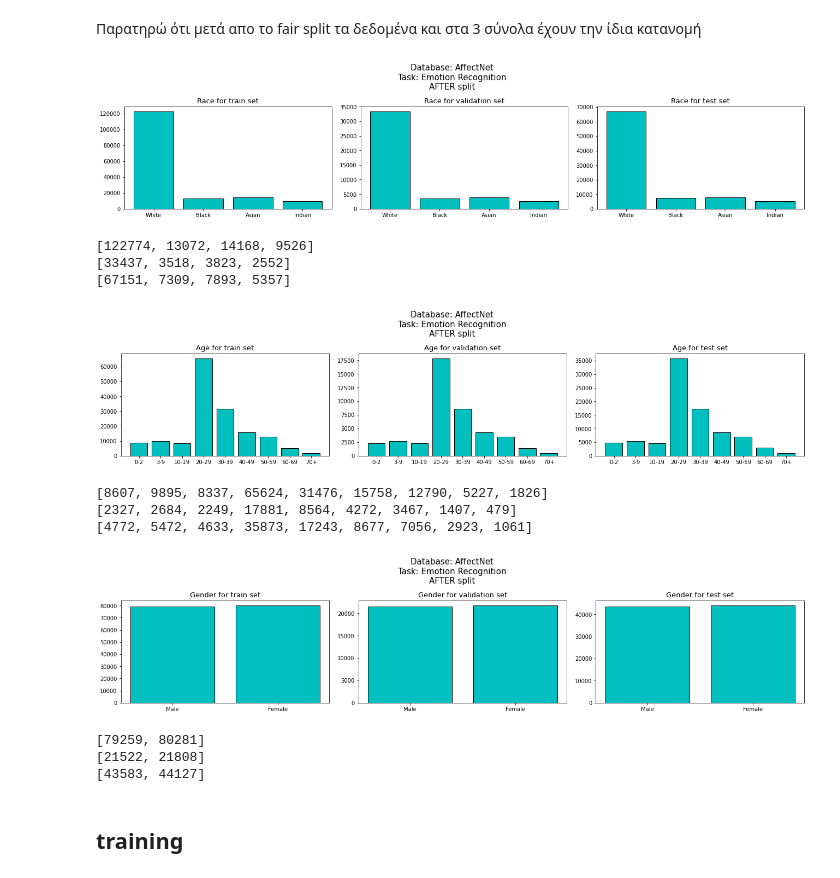
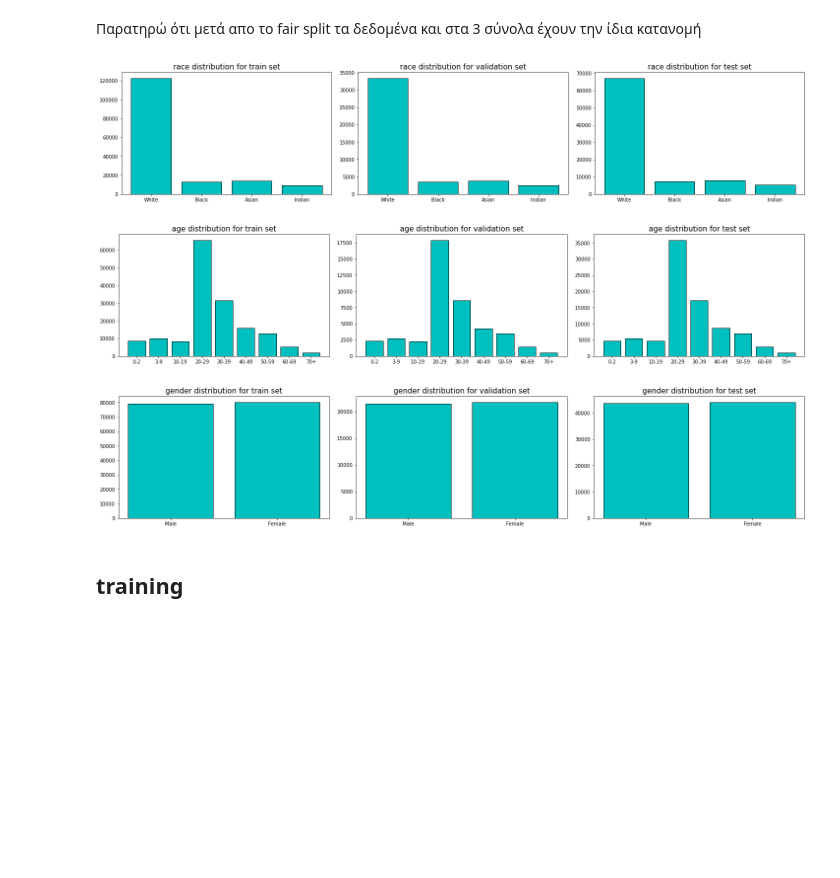
Before and after one commit to elenipapadopoulou4/thesis-code, a Jupyter notebook: Emotion_Recognition_AffectNet.ipynb, the cells around one changed output. Cells and saved outputs as stored; diff of their text form; code cells hidden in the pictures; blank space fills up the shorter version.

```diff
--- a/Emotion_Recognition_AffectNet.ipynb
+++ b/Emotion_Recognition_AffectNet.ipynb
@@ -557,12 +550,18 @@ for i,set_counter in enumerate([train_counter,val_counter]):
-# %%
-def plot_samples(category,names,train_counter,val_counter):
-  fig, axs = plt.subplots(figsize=(14, 4), ncols=2, constrained_layout=True)
-  fig.suptitle('Database: AffectNet\nTask: Emotion Recognition\nBEFORE split', fontsize=15)
-  sets = ['train','validation','test']
-  for i,set_counter in enumerate([train_counter,val_counter]):
-    names_list = [name for name in names]
-    axs[i].bar(names_list,set_counter,color='c',  edgecolor='black')
-    axs[i].set_title("{} for {} set".format(category,sets[i]),fontsize=14)
+# %%
+def plot_samples(category_name,names,counter_train,counter_val):
+  f, axs = plt.subplots(2,2,figsize=(15,4))
+  plt.subplot(1, 2, 1) # row 1, col 2 index 1
+  plt.bar(names,counter_train,color='c',  edgecolor='black')
+  plt.xticks(fontsize=14)
+  plt.yticks(fontsize=14)
+  plt.title("{} for train set".format(category_name),fontsize=15)
+
+  plt.subplot(1, 2, 2) # row 1, col 2 index 1
+  plt.bar(names,counter_val,color='c',  edgecolor='black')
+  plt.xticks(fontsize=14)
+  plt.yticks(fontsize=14)
+  plt.title("{} for validation set".format(category_name),fontsize=15)
+  plt.show()
 # %%
 race_names = ['White','Black','Asian','Indian']
 #train set
@@ -1164,11 +1026,10 @@ def get_key(val):
 
     return "key doesn't exist"
 # %%
-fig, axs = plt.subplots(figsize=(18, 4), ncols=3, constrained_layout=True)
-fig.suptitle('Database: AffectNet\nTask: Emotion Recognition\nAFTER split', fontsize=15)
+fig, axs = plt.subplots(figsize=(20, 4), ncols=3, constrained_layout=True)
 sets = ['train','validation','test']
 for i,set_counter in enumerate([train_counter,val_counter,test_counter]):
   names_list = [get_key(emo_class) for emo_class in (set_counter).keys()]
   axs[i].bar(names_list,set_counter.values(),color='c',  edgecolor='black')
-  axs[i].set_title("Labels for {} set".format(sets[i]),fontsize=12)
+  axs[i].set_title("Samples for {} set".format(sets[i]),fontsize=15)
 # %% [output]
@@ -1185,40 +1046,31 @@ def plot_samples(names,counter,text):
   plt.show()
 # %%
 def plot_samples(category,names,train_counter,val_counter,test_counter):
-  fig, axs = plt.subplots(figsize=(18, 4), ncols=3, constrained_layout=True)
-  fig.suptitle('Database: AffectNet\nTask: Emotion Recognition\nAFTER split', fontsize=15)
+  fig, axs = plt.subplots(figsize=(20, 4), ncols=3, constrained_layout=True)
   sets = ['train','validation','test']
   for i,set_counter in enumerate([train_counter,val_counter,test_counter]):
     names_list = [name for name in names]
     axs[i].bar(names_list,set_counter,color='c',  edgecolor='black')
-    axs[i].set_title("{} for {} set".format(category,sets[i]),fontsize=13)
+    axs[i].set_title("{} distribution for {} set".format(category,sets[i]),fontsize=15)
 # %%
 race_names = ['White','Black','Asian','Indian']
 
 race_counter_train = []
 for i in range(len(race_names)):
   race_counter_train.append(len(df_train_fair[df_train_fair['race']==race_names[i]]))
 
 race_counter_val = []
 for i in range(len(race_names)):
   race_counter_val.append(len(df_validation_fair[df_validation_fair['race']==race_names[i]]))
 
 race_counter_test = []
 for i in range(len(race_names)):
   race_counter_test.append(len(df_test_fair[df_test_fair['race']==race_names[i]]))
 
 
-plot_samples('Race',race_names,race_counter_train,race_counter_val,race_counter_test)
+plot_samples('race',race_names,race_counter_train,race_counter_val,race_counter_test)
 # %% [output]
-[figure, old version]
+[figure, new version]
-# %%
-print(race_counter_train)
-print(race_counter_val)
-print(race_counter_test)
-# %% [output]
-[122774, 13072, 14168, 9526]
-[33437, 3518, 3823, 2552]
-[67151, 7309, 7893, 5357]
 # %%
 age_names = ['0-2','3-9','10-19','20-29','30-39','40-49','50-59','60-69','70+']
 
@@ -1234,17 +1086,9 @@ age_counter_test = []
 for i in range(len(age_names)):
   age_counter_test.append(len(df_test_fair[df_test_fair['age']==age_names[i]]))
 
-plot_samples('Age',age_names,age_counter_train,age_counter_val,age_counter_test)
+plot_samples('age',age_names,age_counter_train,age_counter_val,age_counter_test)
 # %% [output]
-[figure, old version]
+[figure, new version]
-# %%
-print(age_counter_train)
-print(age_counter_val)
-print(age_counter_test)
-# %% [output]
-[8607, 9895, 8337, 65624, 31476, 15758, 12790, 5227, 1826]
-[2327, 2684, 2249, 17881, 8564, 4272, 3467, 1407, 479]
-[4772, 5472, 4633, 35873, 17243, 8677, 7056, 2923, 1061]
 # %%
 gender_names = ['Male','Female']
 
@@ -1260,17 +1104,9 @@ gender_counter_test = []
 for i in range(len(gender_names)):
   gender_counter_test.append(len(df_test_fair[df_test_fair['gender']==gender_names[i]]))
 
-plot_samples('Gender',gender_names,gender_counter_train,gender_counter_val,gender_counter_test)
+plot_samples('gender',gender_names,gender_counter_train,gender_counter_val,gender_counter_test)
 # %% [output]
-[figure, old version]
+[figure, new version]
-# %%
-print(gender_counter_train)
-print(gender_counter_val)
-print(gender_counter_test)
-# %% [output]
-[79259, 80281]
-[21522, 21808]
-[43583, 44127]
 # %% [markdown]
 ## training
 # %%
```
Also changed, not shown: parts of 57 cells of this notebook.
